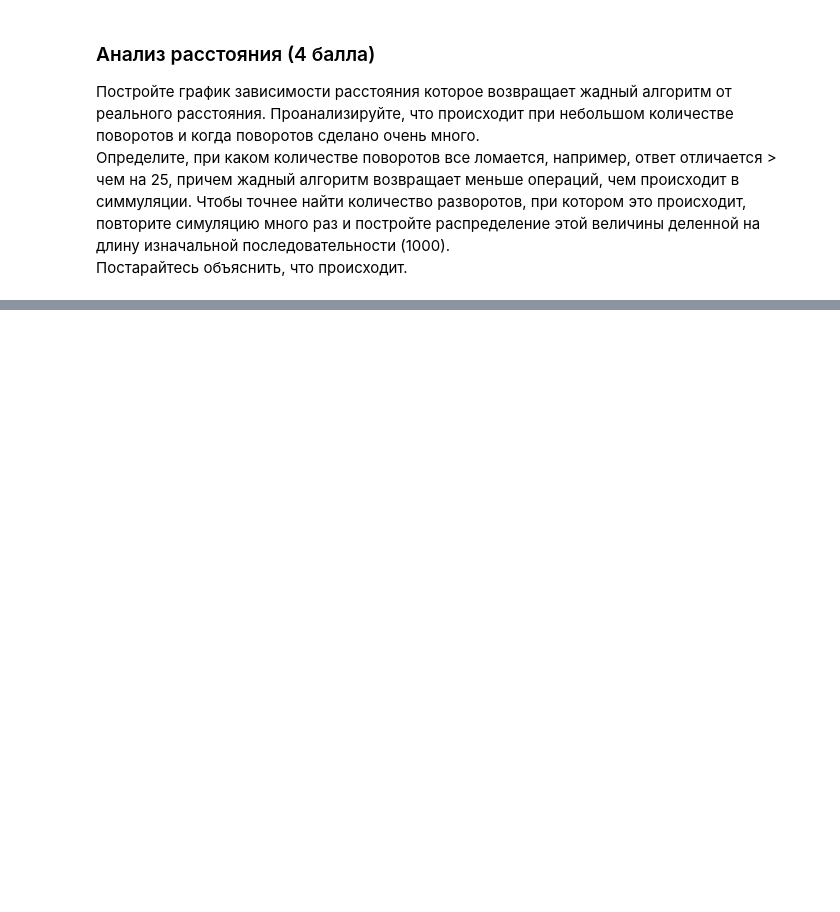
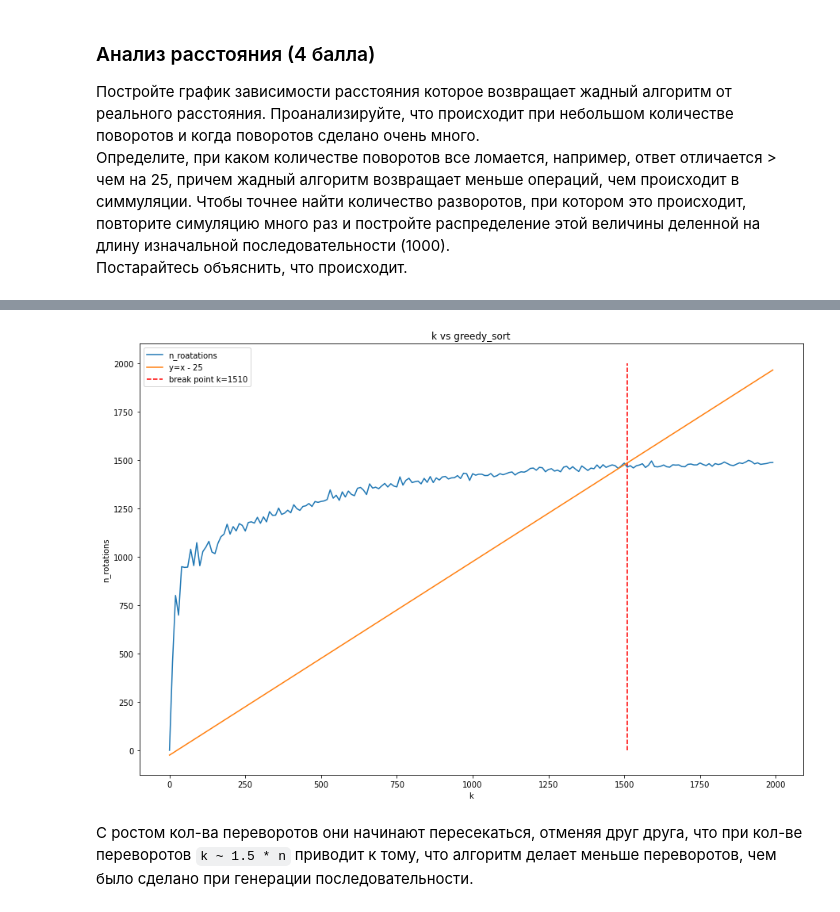
Before and after one commit to r1ckya/BioinformaticsCourse, a Jupyter notebook: 1_7/homeAssignment_7.ipynb, the cells around one changed output, grey strips where cells are left out. Drawn from its saved outputs; the diff is of its cells as text; code cells hidden in the pictures; blank space fills up the shorter version.

```diff
--- a/1_7/homeAssignment_7.ipynb
+++ b/1_7/homeAssignment_7.ipynb
@@ -17,0 +88,27 @@
+# %%
+n = 1000
+ks = np.arange(0, 2 * n, 10)
+n_seqs = 5
+threshold = 25
+# %%
+n_rotations = get_rotations(n, ks, n_seqs)
+# %%
+n_rotations_mean = np.mean(n_rotations, axis=1)
+# %%
+plt.plot(ks, n_rotations_mean, label="n_roatations")
+plt.plot(ks, ks - threshold, label=f"y=x - {threshold}")
+
+plt.title("k vs greedy_sort")
+plt.ylabel("n_rotations")
+plt.xlabel("k")
+
+bp_idx = np.where(ks - n_rotations_mean > threshold)[0][0]
+bp = ks[bp_idx]
+plt.vlines(bp, 0, 2 * n, color="r", linestyles="--", label=f"break point k={bp}")
+
+plt.legend()
+plt.show()
+# %% [output]
+[figure, added]
+# %% [markdown]
+С ростом кол-ва переворотов они начинают пересекаться, отменяя друг друга, что при кол-ве переворотов `k ~ 1.5 * n` приводит к тому, что алгоритм делает меньше переворотов, чем было сделано при генерации последовательности.
```
Also changed, not shown: parts of 16 cells of this notebook.
